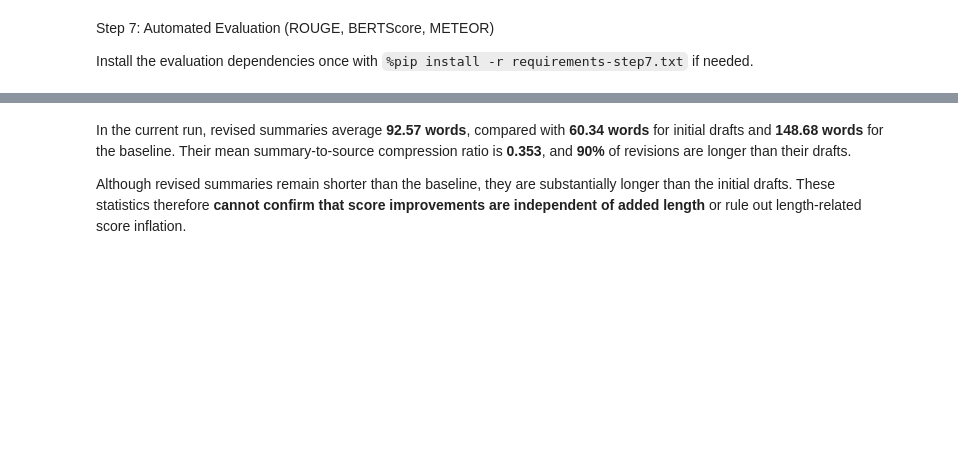
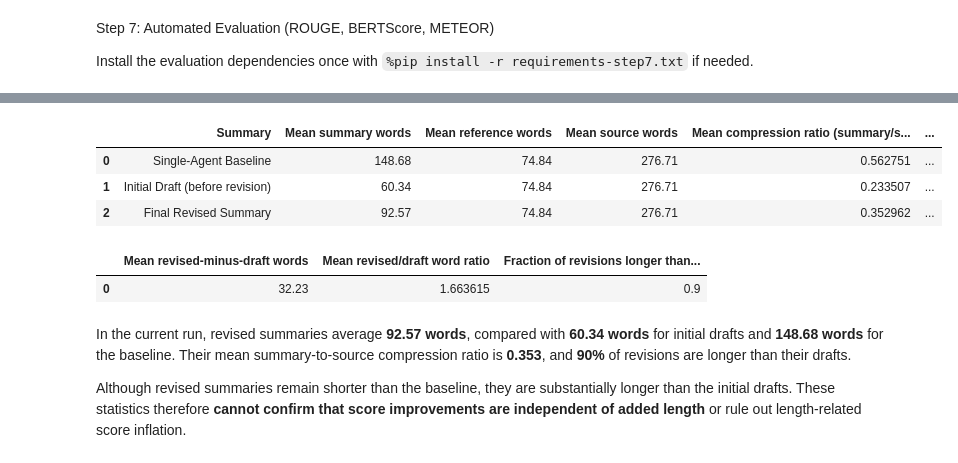
Before and after one commit to ymcx/nlp-project, a Jupyter notebook: main.ipynb, the cells around one changed output, grey strips where cells are left out. Saved outputs shown, nothing was run; the diff lists cells and outputs as text; code cells hidden in the pictures; blank space fills up the shorter version.

```diff
--- a/main.ipynb
+++ b/main.ipynb
@@ -694,33 +740,47 @@ def step7_compare_revision_lengths(per_case):
 
 
 from IPython.display import display
 
 step7_length_inputs = step7_prepare_inputs(sample, summaries, draft_summaries, revised_summaries)
+if not step7_length_inputs.equals(step7_inputs):
+    raise ValueError("Step 7 inputs changed. Rerun 7.2 before saving length results in 7.3.")
 step7_lengths = pd.concat([
     step7_length_inputs[["case_id", "dataset_index", "variant"]],
     step7_calculate_lengths(step7_length_inputs),
 ], axis=1)
 step7_length_means = step7_lengths.groupby("variant", sort=False)[[
     "summary_words", "reference_words", "source_words",
     "compression_ratio", "summary_reference_ratio",
 ]].mean().reset_index()
 step7_length_means["variant"] = step7_length_means["variant"].map({
     "baseline": "Single-Agent Baseline",
     "draft": "Initial Draft (before revision)",
     "revised": "Final Revised Summary",
 })
 display(step7_length_means.rename(columns={
     "variant": "Summary", "summary_words": "Mean summary words",
     "reference_words": "Mean reference words", "source_words": "Mean source words",
     "compression_ratio": "Mean compression ratio (summary/source)",
     "summary_reference_ratio": "Mean summary/reference word ratio",
 }))
 step7_revision_lengths = step7_compare_revision_lengths(step7_lengths)
+step7_per_case = step7_metric_scores.merge(
+    step7_lengths, on=["case_id", "dataset_index", "variant"], validate="one_to_one",
+)
+step7_save_results(step7_per_case)
+save_intermediate("step7_revision_lengths", step7_revision_lengths.to_dict(orient="records"))
 display(pd.DataFrame([{
     "Mean revised-minus-draft words": step7_revision_lengths["revised_minus_draft_words"].mean(),
     "Mean revised/draft word ratio": step7_revision_lengths["revised_draft_word_ratio"].mean(),
     "Fraction of revisions longer than drafts": step7_revision_lengths["revision_is_longer"].mean(),
 }]))
+# %% [output]
+|  | Summary | Mean summary words | Mean reference words | Mean source words | Mean compression ratio (summary/s... | ... |
+| 0 | Single-Agent Baseline | 148.68 | 74.84 | 276.71 | 0.562751 | ... |
+| 1 | Initial Draft (before revision) | 60.34 | 74.84 | 276.71 | 0.233507 | ... |
+| 2 | Final Revised Summary | 92.57 | 74.84 | 276.71 | 0.352962 | ... |
+|  | Mean revised-minus-draft words | Mean revised/draft word ratio | Fraction of revisions longer than... |
+| 0 | 32.23 | 1.663615 | 0.9 |
 # %% [markdown]
 In the current run, revised summaries average **92.57 words**, compared with **60.34 words** for initial drafts and **148.68 words** for the baseline. Their mean summary-to-source compression ratio is **0.353**, and **90%** of revisions are longer than their drafts.
 
```
Also changed, not shown: parts of 10 cells of this notebook, 4 other files.
